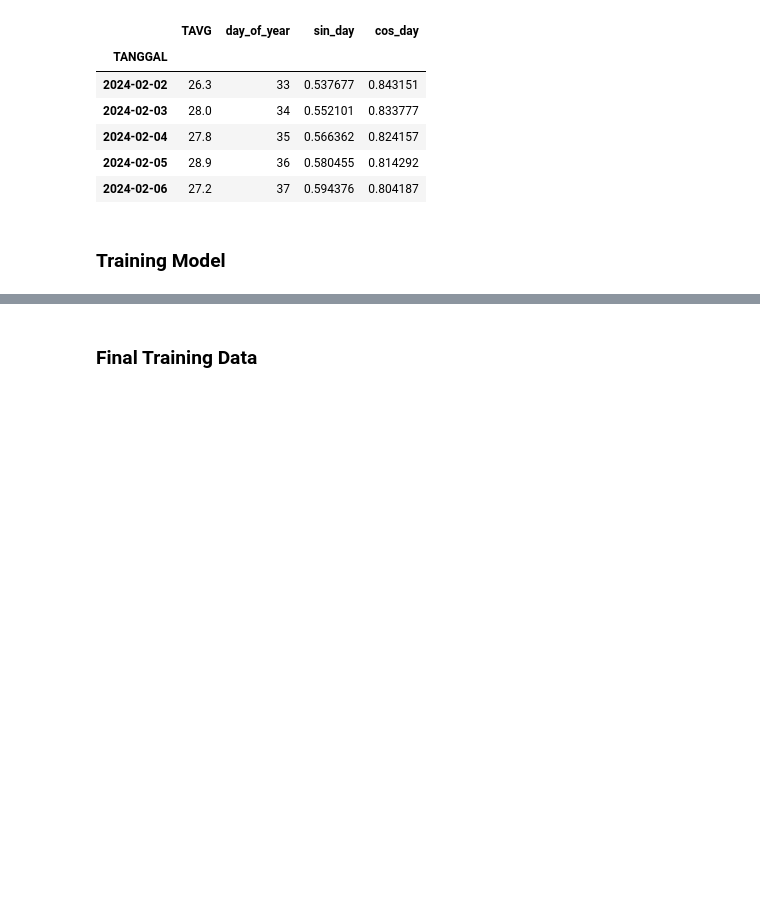
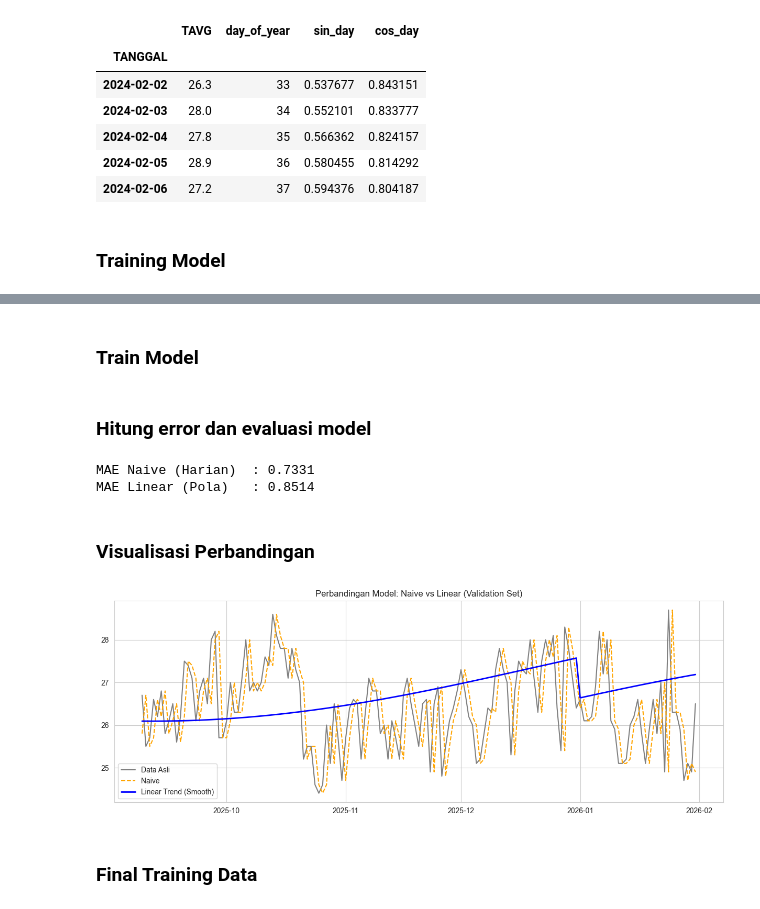
Before and after one commit to Ndraa-44/uas_datscie_prediksi, a Jupyter notebook: uas_datscie_implementation.ipynb, the cells around one changed output, grey strips where cells are left out. Drawn from its saved outputs; the diff is of its cells as text; code cells hidden in the pictures; blank space fills up the shorter version.

Commit message:
Finalisasi Code

```diff
--- a/uas_datscie_implementation.ipynb
+++ b/uas_datscie_implementation.ipynb
@@ -464,0 +429,2 @@ MAE Linear (Pola)   : 0.8514
+# %% [markdown]
+### Train Model
@@ -465,3 +447,28 @@ MAE Linear (Pola)   : 0.8514
+# %% [markdown]
+### Hitung error dan evaluasi model
+# %%
+# Hitung Error
+mae_lr = mean_absolute_error(y_test_final, y_pred_lr_final)
+mae_naive = mean_absolute_error(y_test_final, y_pred_naive_final)
+
+print(f"MAE Naive (Harian)  : {mae_naive:.4f}")
+print(f"MAE Linear (Pola)   : {mae_lr:.4f}")
+# %% [output]
+MAE Naive (Harian)  : 0.7331
+MAE Linear (Pola)   : 0.8514
+# %% [markdown]
+### Visualisasi Perbandingan
+# %%
+# Visualisasi Perbandingan
+plt.figure(figsize=(15, 5))
+plt.plot(y_test_final.index, y_test_final, label='Data Asli', color='gray')
+plt.plot(y_test_final.index, y_pred_naive_final, label='Naive', linestyle='--', color='orange')
+plt.plot(y_test_final.index, y_pred_lr_final, label='Linear Trend (Smooth)', color='blue', linewidth=2)
+plt.title('Perbandingan Model: Naive vs Linear (Validation Set)')
+plt.legend()
+plt.show()
+# %% [output]
+[figure, added]
 # %% [markdown]
 ### Final Training Data
 # %%
```
Also changed, not shown: parts of 6 cells of this notebook.
